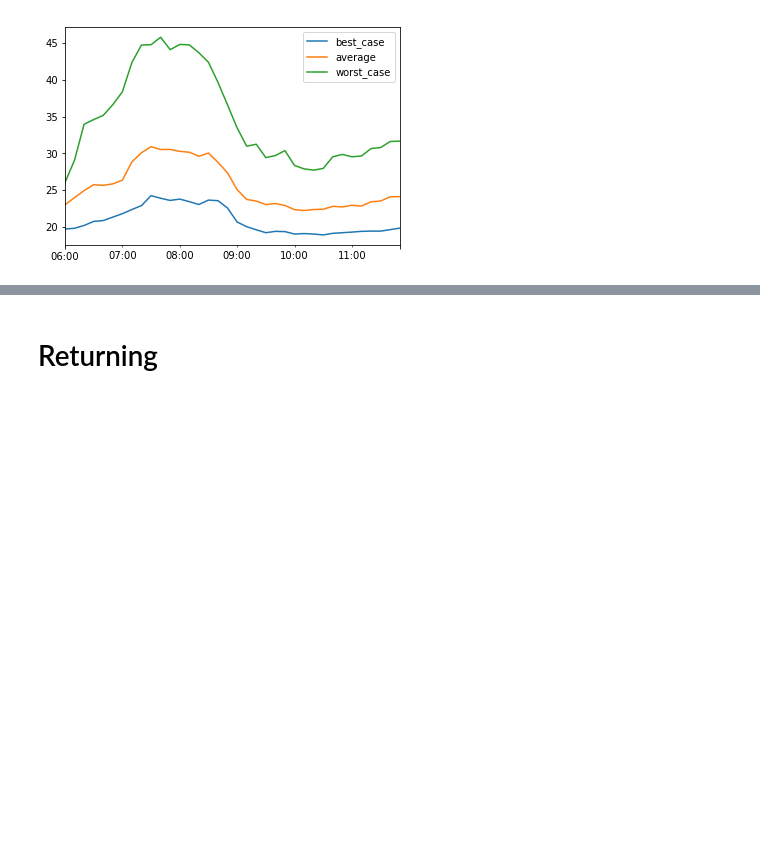
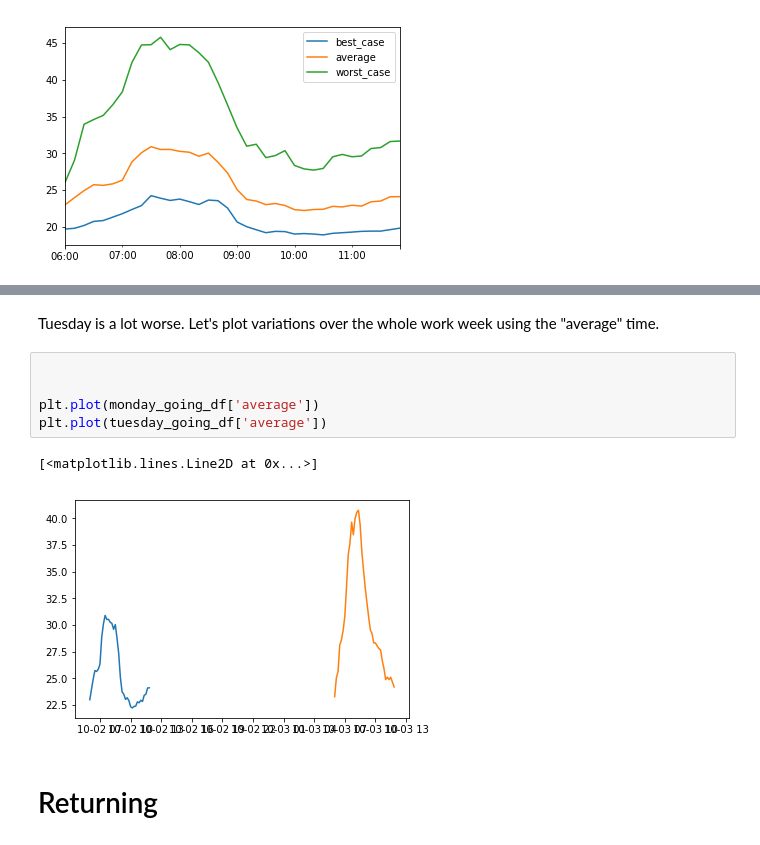
Before and after one commit to cselig/commute_time, a Jupyter notebook: plots.ipynb, the cells around one changed output, grey strips where cells are left out. Cells and saved outputs as stored; diff of their text form; blank space fills up the shorter version.

```diff
--- a/plots.ipynb
+++ b/plots.ipynb
@@ -45,3 +63,13 @@ monday_going_df.plot(kind='line')
+# %% [markdown]
+Tuesday is a lot worse. Let's plot variations over the whole work week using the "average" time.
+# %%
+
+
+plt.plot(monday_going_df['average'])
+plt.plot(tuesday_going_df['average'])
+# %% [output]
+[<matplotlib.lines.Line2D at 0x...>]
+[figure, added]
 # %% [markdown]
 # Returning
 # %%
```
Also changed, not shown: parts of 4 cells of this notebook.
